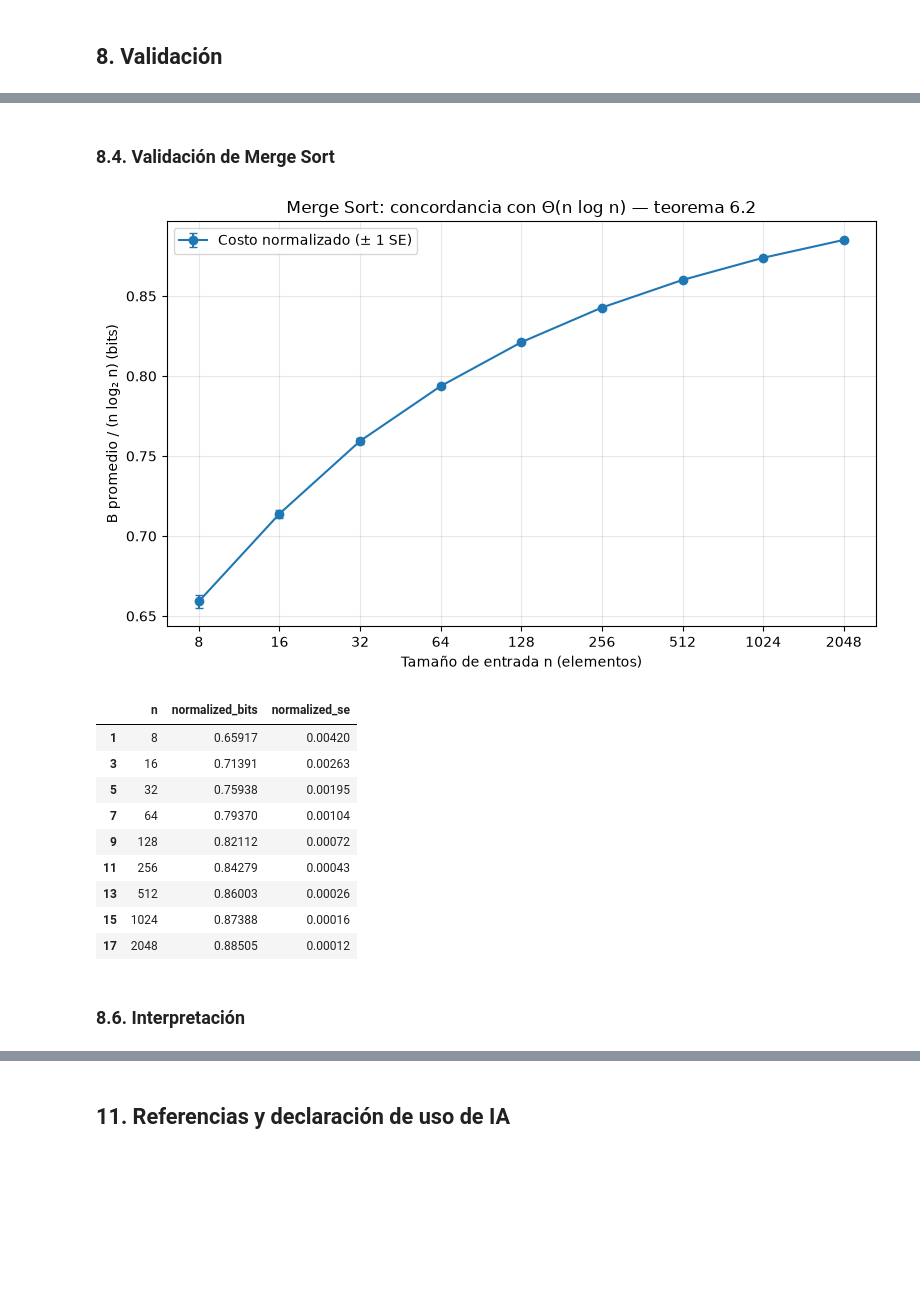
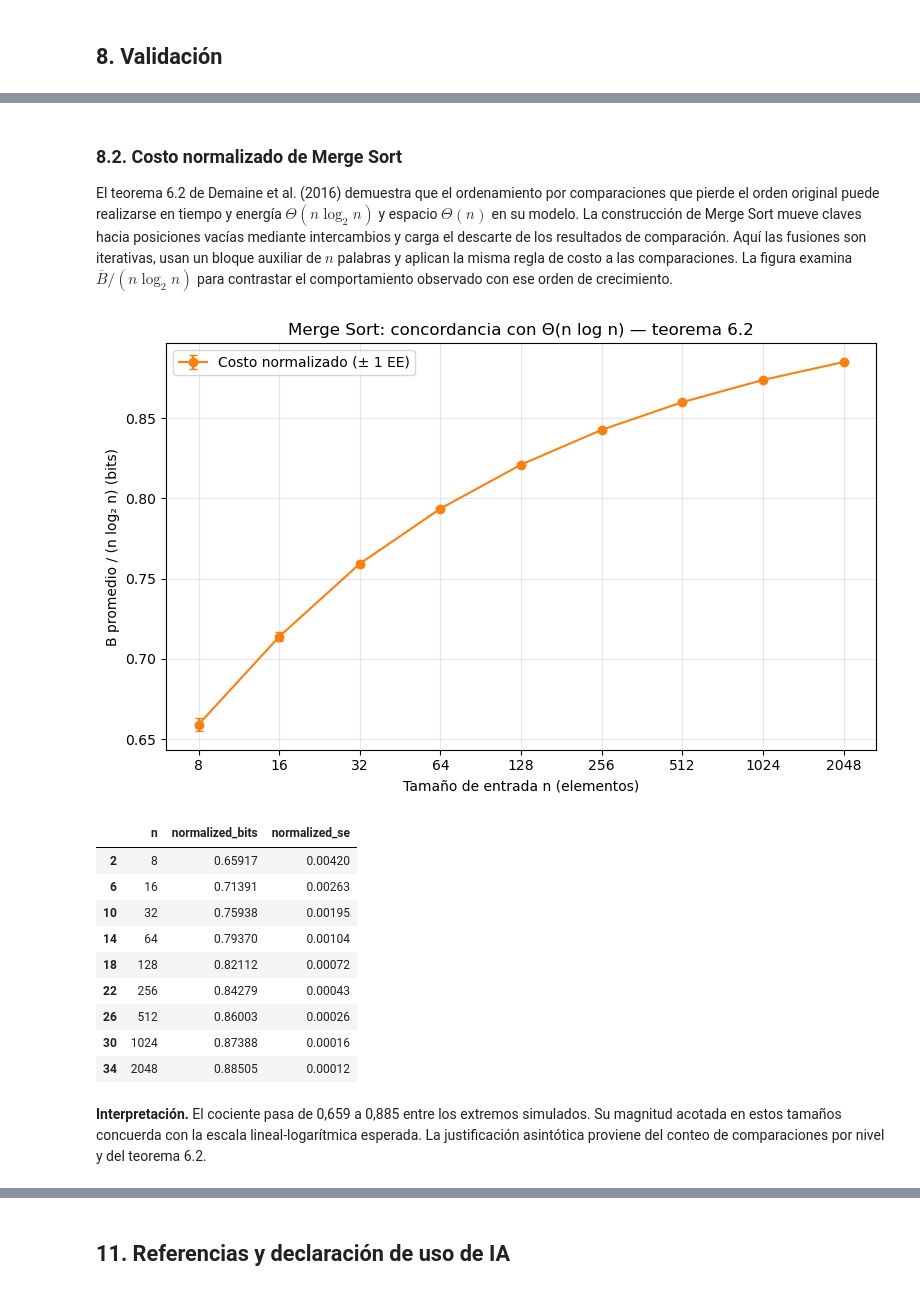
Before and after one commit to Davoreyh/proyecto_fisica, a Jupyter notebook: version_final_landauer.ipynb, the cells around one changed output, grey strips where cells are left out. Saved outputs shown, nothing was run; the diff lists cells and outputs as text; code cells hidden in the pictures; blank space fills up the shorter version.

```diff
--- a/version_final_landauer.ipynb
+++ b/version_final_landauer.ipynb
@@ -154,6 +303,14 @@ Pruebas de operaciones superadas.
 # %%
-# 4.3. Implementación de Insertion Sort
+# 4.2. Implementación de Insertion Sort
 def insertion_sort(ram):
+    """Ordena por inserción mediante intercambios adyacentes.
+
+    Args:
+        ram: Máquina con el bloque inicial de claves.
+
+    Returns:
+        Lista ordenada del bloque inicial.
+    """
     compare = ram.compare
     swap = ram.swap
     for i in range(1, ram.n):
@@ -171,6 +330,14 @@ def insertion_sort(ram):
 # %%
-# 4.6. Implementación de Merge Sort
+# 4.3. Implementación de Merge Sort
 def merge_sort(ram):
+    """Ordena mediante fusiones iterativas de bloques contiguos.
+
+    Args:
+        ram: Máquina con las claves y un bloque auxiliar vacío.
+
+    Returns:
+        Lista ordenada del bloque inicial.
+    """
     n = ram.n
     if len(ram.memory) < 2 * n or not ram.auxiliary_is_empty():
         raise ValueError("Merge Sort requiere n palabras auxiliares vacías")
@@ -464,33 +999,57 @@ display(validation_i[["n", "mean_energy", "theoretical_energy", "relative_error_
 # %% [markdown]
-### 8.4. Validación de Merge Sort
+### 8.2. Costo normalizado de Merge Sort
+
+El teorema 6.2 de Demaine et al. (2016) demuestra que el ordenamiento por
+comparaciones que pierde el orden original puede realizarse en tiempo y
+energía $\Theta(n\log_2 n)$ y espacio $\Theta(n)$ en su modelo. La construcción
+de Merge Sort mueve claves hacia posiciones vacías mediante intercambios y
+carga el descarte de los resultados de comparación. Aquí las fusiones son
+iterativas, usan un bloque auxiliar de $n$ palabras y aplican la misma regla
+de costo a las comparaciones. La figura examina $\overline B/(n\log_2 n)$
+para contrastar el comportamiento observado con ese orden de crecimiento.
 # %%
-# 8.5. Comparación con el teorema 6.2
-validation_m = summary[summary["algorithm"] == "Merge Sort"].copy().sort_values("n")
+# 8.2. Comparación con el teorema 6.2
+validation_m = (
+    summary[summary["algorithm"] == "Merge Sort"].copy().sort_values("n")
+)
 normalizer = validation_m["n"] * np.log2(validation_m["n"])
 validation_m["normalized_bits"] = validation_m["mean_bits"] / normalizer
 validation_m["normalized_se"] = (validation_m["se_energy"] / q_L) / normalizer
 fig, ax = plt.subplots(figsize=(8, 5))
-ax.errorbar(validation_m["n"], validation_m["normalized_bits"], yerr=validation_m["normalized_se"],
-            marker="o", capsize=3, label="Costo normalizado (± 1 SE)")
+ax.errorbar(
+    validation_m["n"],
+    validation_m["normalized_bits"],
+    yerr=validation_m["normalized_se"],
+    marker="o",
+    color=COLORS["Merge Sort"],
+    capsize=3,
+    label="Costo normalizado (± 1 EE)",
+)
 format_n_axis(ax)
 ax.set_ylabel("B promedio / (n log₂ n) (bits)")
 ax.set_title("Merge Sort: concordancia con Θ(n log n) — teorema 6.2")
 ax.legend()
 fig.tight_layout()
 plt.show()
-display(validation_m[["n", "normalized_bits", "normalized_se"]].style.format({
-    "normalized_bits": "{:.5f}", "normalized_se": "{:.5f}"}))
+display(
+    validation_m[["n", "normalized_bits", "normalized_se"]].style.format(
+        {"normalized_bits": "{:.5f}", "normalized_se": "{:.5f}"}
+    )
+)
 # %% [output]
-[figure, old version]
+[figure, new version]
 |  | n | normalized_bits | normalized_se |
-| 1 | 8 | 0.65917 | 0.00420 |
-| 3 | 16 | 0.71391 | 0.00263 |
-| 5 | 32 | 0.75938 | 0.00195 |
-| 7 | 64 | 0.79370 | 0.00104 |
-| 9 | 128 | 0.82112 | 0.00072 |
-| 11 | 256 | 0.84279 | 0.00043 |
-| 13 | 512 | 0.86003 | 0.00026 |
-| 15 | 1024 | 0.87388 | 0.00016 |
-| 17 | 2048 | 0.88505 | 0.00012 |
+| 2 | 8 | 0.65917 | 0.00420 |
+| 6 | 16 | 0.71391 | 0.00263 |
+| 10 | 32 | 0.75938 | 0.00195 |
+| 14 | 64 | 0.79370 | 0.00104 |
+| 18 | 128 | 0.82112 | 0.00072 |
+| 22 | 256 | 0.84279 | 0.00043 |
+| 26 | 512 | 0.86003 | 0.00026 |
+| 30 | 1024 | 0.87388 | 0.00016 |
+| 34 | 2048 | 0.88505 | 0.00012 |
 # %% [markdown]
-### 8.6. Interpretación
+**Interpretación.** El cociente pasa de 0,659 a 0,885
+entre los extremos simulados. Su magnitud acotada en estos tamaños concuerda
+con la escala lineal-logarítmica esperada. La justificación asintótica
+proviene del conteo de comparaciones por nivel y del teorema 6.2.
```
Also changed, not shown: parts of 65 cells of this notebook.
